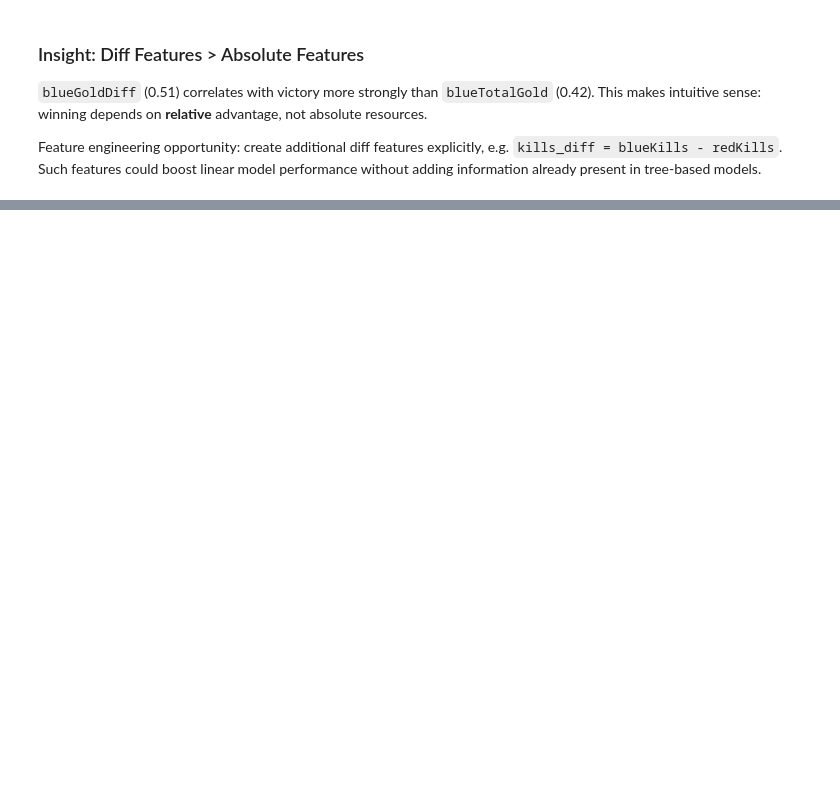
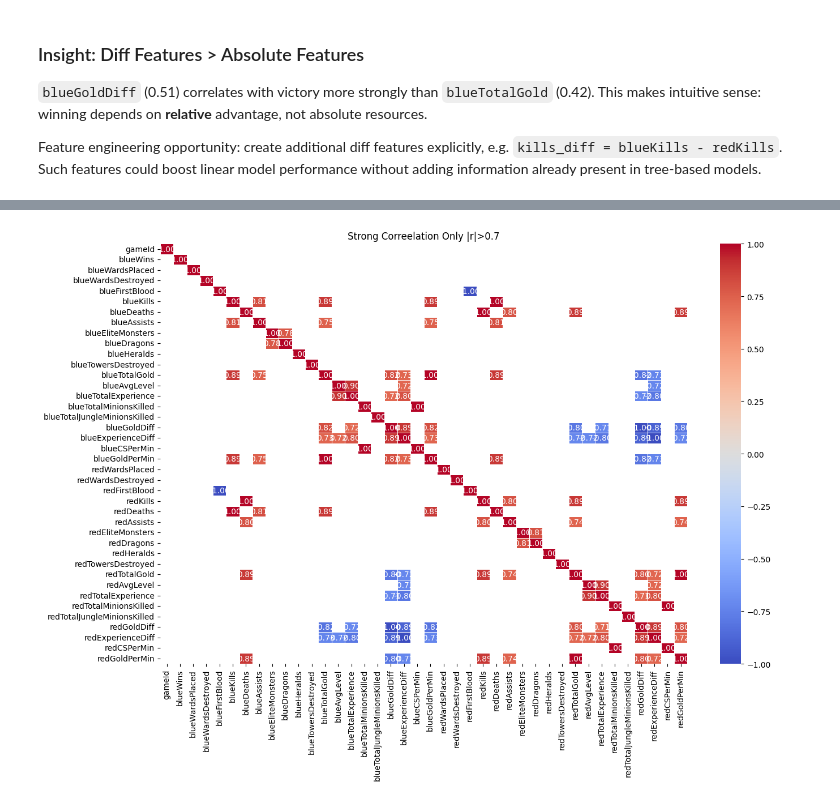
Before and after one commit to Geronimoooooo/lol-win-prediction, a Jupyter notebook: notebooks/01_eda.ipynb, the cells around one changed output, grey strips where cells are left out. Cells and saved outputs as stored; diff of their text form; code cells hidden in the pictures; blank space fills up the shorter version.

```diff
--- a/notebooks/01_eda.ipynb
+++ b/notebooks/01_eda.ipynb
@@ -235,0 +237,11 @@ without adding information already present in tree-based models.
+# %%
+# graph with only strong correlation
+
+plt.figure(figsize=(14, 10))
+strong_corr_mtrx = correlation_matrix.where(correlation_matrix.abs() > 0.7)
+sns.heatmap(strong_corr_mtrx, annot=True, cmap='coolwarm', fmt='.2f', linewidths=0.5)
+plt.title('Strong Correelation Only |r|>0.7')
+plt.tight_layout()
+plt.show()
+# %% [output]
+[figure, added]
```
Also changed, not shown: parts of 5 cells of this notebook.
